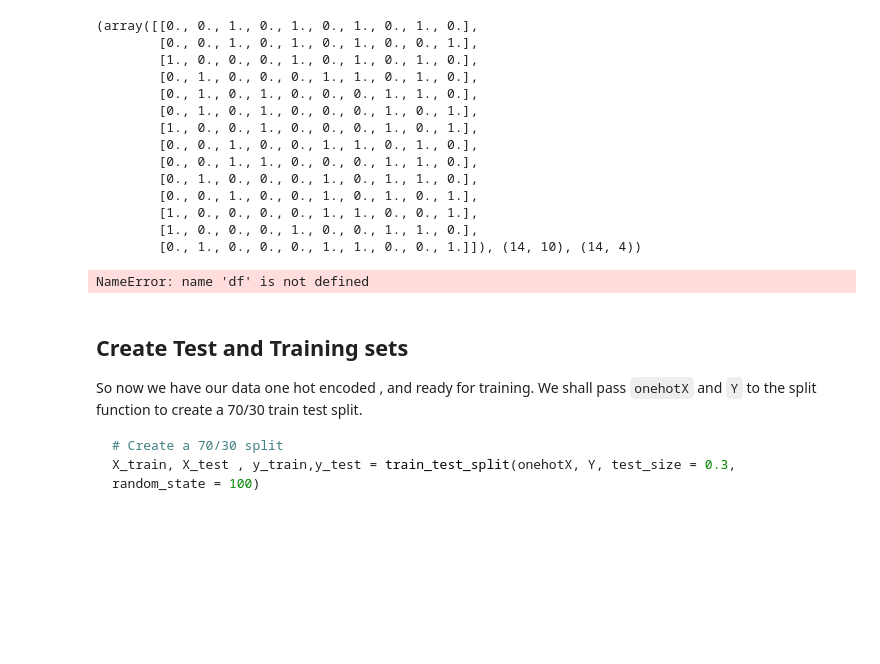
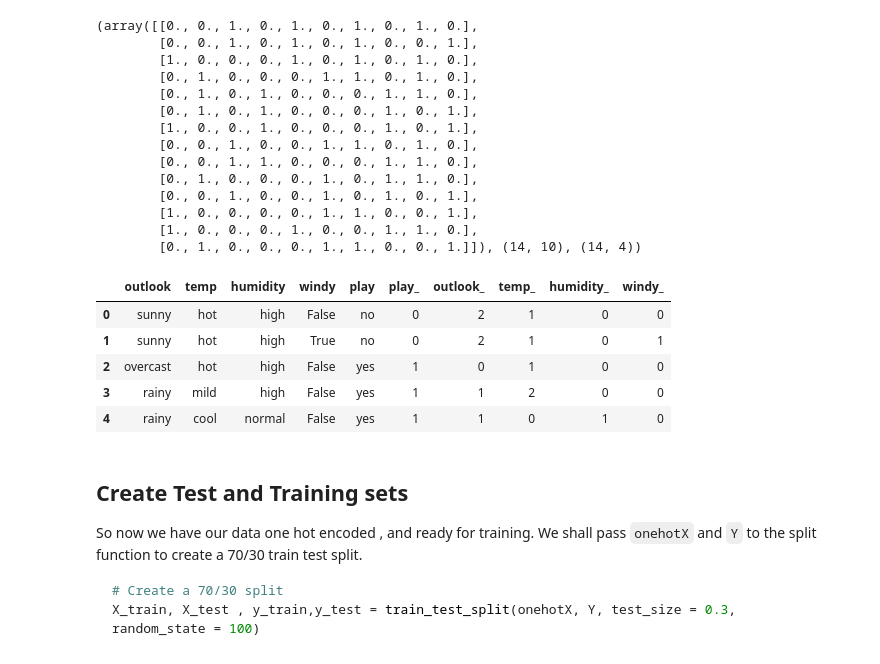
Before and after one commit to Ran-Tokman/dsc-3-31-06-decision-tree-scikitlearn-codealong-nyc-ds-career-031119, a Jupyter notebook: index.ipynb, the cells around one changed output. Drawn from its saved outputs; the diff is of its cells as text; code cells hidden in the pictures; blank space fills up the shorter version.

```diff
--- a/index.ipynb
+++ b/index.ipynb
@@ -126,9 +126,14 @@ onehotX, onehotX.shape, X.shape
         [1., 0., 0., 0., 1., 0., 0., 1., 1., 0.],
         [0., 1., 0., 0., 0., 1., 1., 0., 0., 1.]]), (14, 10), (14, 4))
 # %%
-df.head
+df.head()
 # %% [output]
-NameError: name 'df' is not defined
+|  | outlook | temp | humidity | windy | play | play_ | outlook_ | temp_ | humidity_ | windy_ |
+| 0 | sunny | hot | high | False | no | 0 | 2 | 1 | 0 | 0 |
+| 1 | sunny | hot | high | True | no | 0 | 2 | 1 | 0 | 1 |
+| 2 | overcast | hot | high | False | yes | 1 | 0 | 1 | 0 | 0 |
+| 3 | rainy | mild | high | False | yes | 1 | 1 | 2 | 0 | 0 |
+| 4 | rainy | cool | normal | False | yes | 1 | 1 | 0 | 1 | 0 |
 # %% [markdown]
 ## Create Test and Training sets
 
```
